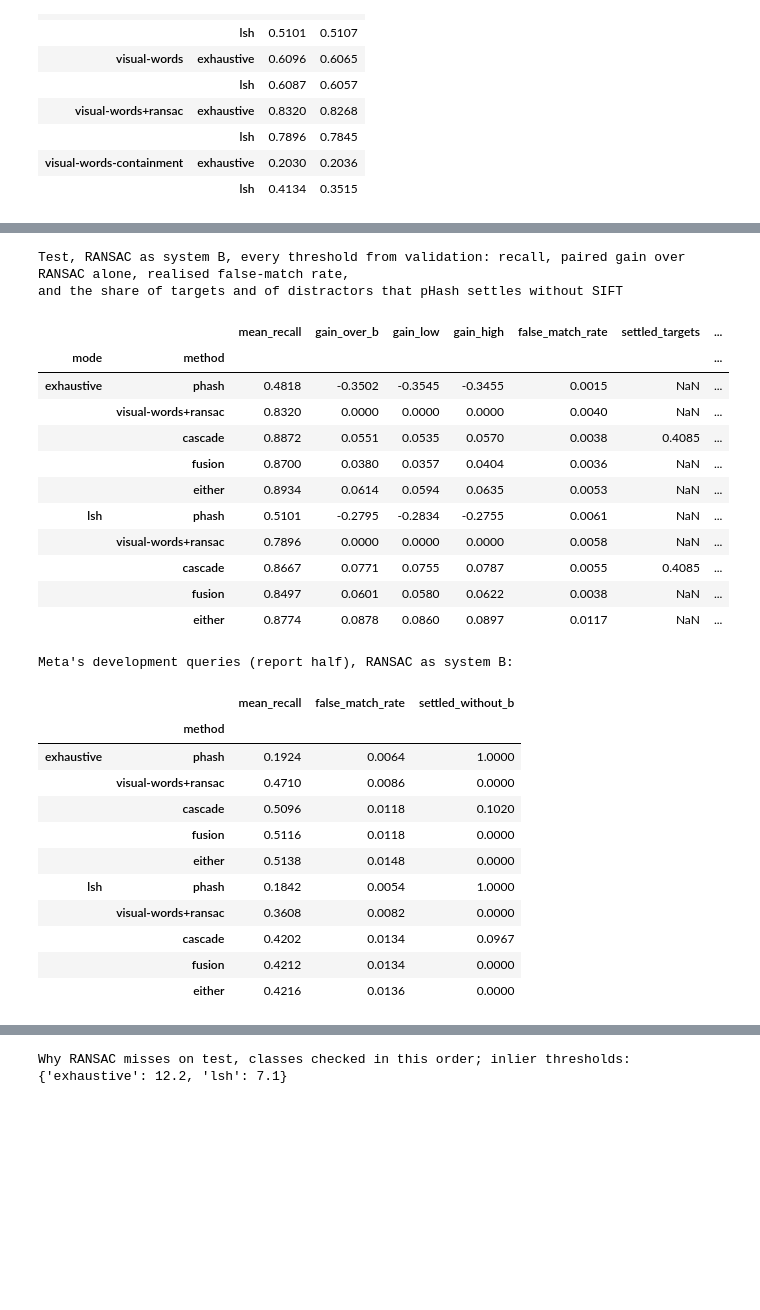
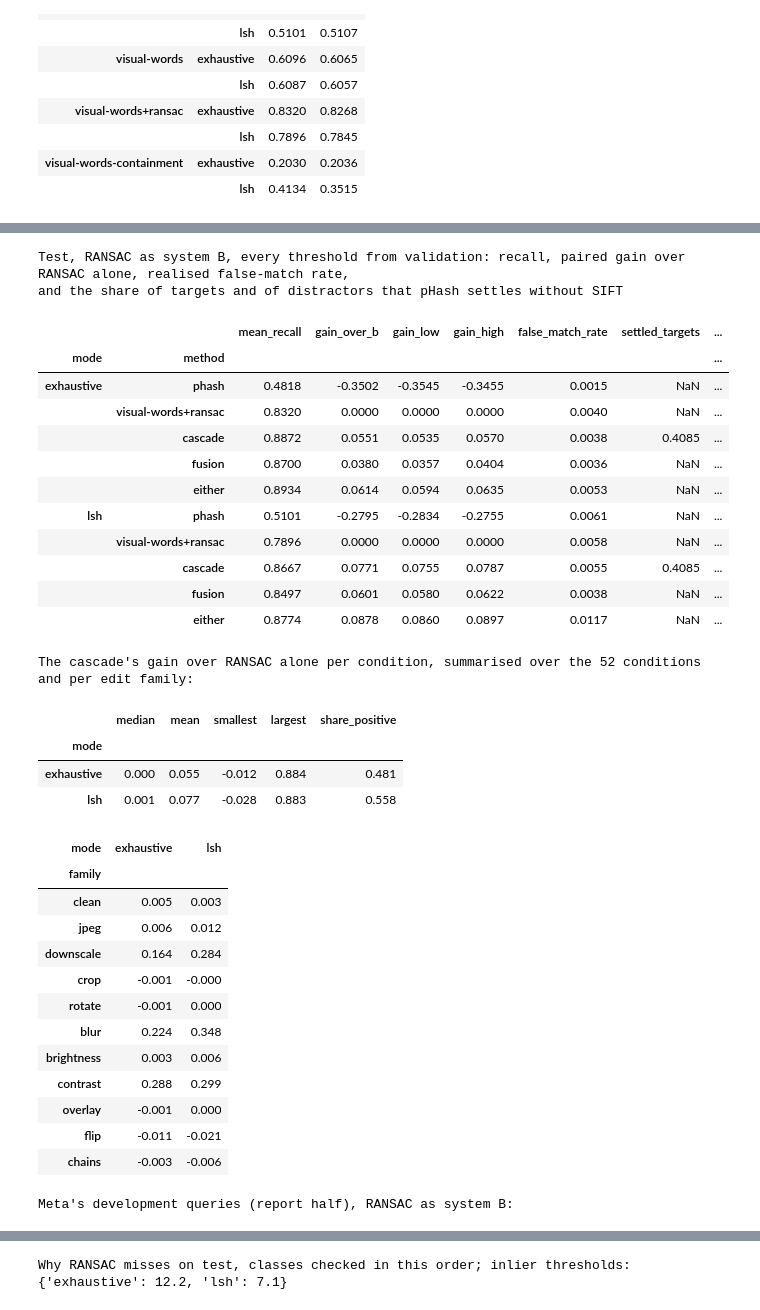
Before and after one commit to claralb2002/Detecting-Duplicate-and-Manipulated-Images, a Jupyter notebook: notebook.ipynb, the cells around one changed output, grey strips where cells are left out. Saved outputs shown, nothing was run; the diff lists cells and outputs as text; code cells hidden in the pictures; blank space fills up the shorter version.

```diff
--- a/notebook.ipynb
+++ b/notebook.ipynb
@@ -110,7 +111,7 @@ SPLIT_DIGESTS = {
     "caltech101": {"index": "a00057cadd0ce53b", "test_distractors": "2714770b2ef448bf", "test_targets": "a28be4f6e7a54683",
                    "val_distractors": "df0f3dd717e4966f", "val_targets": "29b5a34a0a0e1383"},
     "disc21": {"dev_calibration": "061bf93924fed89a", "dev_report": "73fcecc8032d6eeb", "index": "4376fe34518f3bbb",
-               "scale": "7fa2b4919d5ff87c", "test_distractors": "97a26c9b41d8e85f", "test_targets": "dbb45c35ebff4f2f",
+               "scale": "7fa2b4919d5ff87c", "scale_more": "a30b07ee8adecc3f", "test_distractors": "97a26c9b41d8e85f", "test_targets": "dbb45c35ebff4f2f",
                "val_distractors": "710af7897684df0b", "val_targets": "fa279c7adb1a9a9c"},
 }
 
@@ -277,7 +278,9 @@ def disc21_splits(truth: dict[str, str], index_size: int = 50_000, negative_quer
                       "dev_calibration": sorted(positives[::2] + negatives[::2]), "dev_report": sorted(positives[1::2] + negatives[1::2])})
     taken = sorted({i for name in ("index", "val_distractors", "test_distractors", "dev_calibration", "dev_report") for i in splits[name]})
     free = np.setdiff1d([f"R{i:06d}" for i in range(DISC21_REFERENCES)], taken)
-    splits["scale"] = sorted(np.random.default_rng(SPLIT_SEED + 1).permutation(free)[:50_000].tolist())
+    order = np.random.default_rng(SPLIT_SEED + 1).permutation(free)
+    splits["scale"] = sorted(order[:50_000].tolist())
+    splits["scale_more"] = order[50_000:450_000].tolist()  # kept in drawn order, so every prefix is a random sample
     return splits
 
 
@@ -303,7 +306,8 @@ def prepare(dataset: str) -> dict[str, list[str]]:
     mismatched = [name for name, ids in splits.items() if digest(ids) != SPLIT_DIGESTS[dataset][name]]
     assert not mismatched, f"splits differ from the report's: {mismatched}"
     if dataset == "disc21":
-        wanted = sorted({i for ids in splits.values() for i in ids})
+        needed = [name for name in splits if name != "scale_more" or EXPERIMENTS["large_scale_points"]]
+        wanted = sorted({i for name in needed for i in splits[name]})
         missing = [i for i in wanted if not image_path(dataset, i).exists()]
         print(f"{len(wanted) - len(missing):,} of {len(wanted):,} DISC21 images present, fetching {len(missing):,}")
         for folder in ("references", "queries"):
@@ -482,10 +486,16 @@ def cached_features(name: str, jobs: list[tuple], label: str) -> FeatureSet:
     return features
 
 
-def index_features(scale: bool = False) -> FeatureSet:
+def index_features(extra: int = 0) -> FeatureSet:
+    """The index followed by the first `extra` scale references, extracted and cached in parts of 50,000."""
     full = cached_features(f"index_n{len(SPLITS['index'])}", [(DATASET, i, "clean", 0) for i in SPLITS["index"]], "index")
-    if scale:
-        full = full.concatenate(cached_features(f"scale_n{len(SPLITS['scale'])}", [(DATASET, i, "clean", 0) for i in SPLITS["scale"]], "scale"))
+    scale_more = SPLITS.get("scale_more", [])
+    parts = [("scale", SPLITS.get("scale", []))] + [(f"scale_more_{start // 50_000}", scale_more[start : start + 50_000])
+                                                    for start in range(0, len(scale_more), 50_000)]
+    for name, ids in parts:
+        ids = ids[: max(0, extra - (len(full.ids) - len(SPLITS["index"])))]
+        if ids:
+            full = full.concatenate(cached_features(f"{name}_n{len(ids)}", [(DATASET, i, "clean", 0) for i in ids], name))
     return full
 
 
@@ -1046,8 +1057,8 @@ def query_sets(split: str) -> list[tuple[str, float, tuple, list[str], list[str]
     return [(kind, strength, (kind, strength), targets + distractors, targets + [""] * len(distractors)) for kind, strength in CONDITIONS]
 
 
-def run(split: str, seed: int = 0, index_size: int | None = None, scale: bool = False, show: bool = True) -> Run:
-    full = index_features(scale)
+def run(split: str, seed: int = 0, index_size: int | None = None, extra: int = 0, show: bool = True) -> Run:
+    full = index_features(extra)
     vocab = vocabulary(SETTINGS["vocabulary"], seed)
     sets = query_sets(split)
     positions = index_subset(full.ids, {t for s in sets for t in s[4] if t}, index_size, seed)
@@ -1879,46 +1903,63 @@ In the committed copy these outputs were produced from the full run's saved file
 # %%
 print("Test, RANSAC as system B, every threshold from validation: recall, paired gain over RANSAC alone, realised false-match rate,")
 print("and the share of targets and of distractors that pHash settles without SIFT")
-combined = []
+combined, cascade_conditions = [], {}
 for mode in ("exhaustive", "lsh"):
     fit, held = paired(val.results, mode, "visual-words+ransac"), paired(test.results, mode, "visual-words+ransac")
-    summary = compare_calibrated_on(fit, held, "visual-words+ransac")[1]
+    cascade_conditions[mode], summary = compare_calibrated_on(fit, held, "visual-words+ransac")
     settled = cascade_answer(held, *calibrate_cascade(fit))[1]
     is_cascade, target = summary.method == "cascade", is_target(held)
     combined.append(summary.assign(mode=mode, settled_targets=np.where(is_cascade, settled[target].mean(), np.nan),
                                    settled_distractors=np.where(is_cascade, settled[~target].mean(), np.nan)))
 display(pd.concat(combined).set_index(["mode", "method"])[["mean_recall", "gain_over_b", "gain_low", "gain_high", "false_match_rate",
                                                            "settled_targets", "settled_distractors"]].round(4))
 
+gains = []
+for mode, per_condition in cascade_conditions.items():
+    wide = per_condition.pivot_table(index=["kind", "strength"], columns="method", values="recall", sort=False)
+    gain = (wide.cascade - wide["visual-words+ransac"]).rename("gain").reset_index()
+    gains.append(gain.assign(mode=mode, family=np.where(gain.kind.str.contains("+", regex=False), "chains", gain.kind)))
+gains = pd.concat(gains)
+print("The cascade's gain over RANSAC alone per condition, summarised over the 52 conditions and per edit family:")
+display(gains.groupby("mode").gain.agg(median="median", mean="mean", smallest="min", largest="max",
+                                       share_positive=lambda g: (g > 0).mean()).round(3))
+display(gains.groupby(["family", "mode"], sort=False).gain.mean().unstack("mode").round(3))
+
 if EXPERIMENTS["dev"]:
     print("Meta's development queries (report half), RANSAC as system B:")
     display(pd.concat({mode: dev_combinations["visual-words+ransac", mode].set_index("method")[["mean_recall", "false_match_rate", "settled_without_b"]]
                        for mode in ("exhaustive", "lsh")}).round(4))
 # %% [output]
 Test, RANSAC as system B, every threshold from validation: recall, paired gain over RANSAC alone, realised false-match rate,
 and the share of targets and of distractors that pHash settles without SIFT
 |  |  | mean_recall | gain_over_b | gain_low | gain_high | false_match_rate | settled_targets | ... |
 | mode | method |  |  |  |  |  |  | ... |
 | exhaustive | phash | 0.4818 | -0.3502 | -0.3545 | -0.3455 | 0.0015 | NaN | ... |
 |  | visual-words+ransac | 0.8320 | 0.0000 | 0.0000 | 0.0000 | 0.0040 | NaN | ... |
 |  | cascade | 0.8872 | 0.0551 | 0.0535 | 0.0570 | 0.0038 | 0.4085 | ... |
 |  | fusion | 0.8700 | 0.0380 | 0.0357 | 0.0404 | 0.0036 | NaN | ... |
 |  | either | 0.8934 | 0.0614 | 0.0594 | 0.0635 | 0.0053 | NaN | ... |
 | lsh | phash | 0.5101 | -0.2795 | -0.2834 | -0.2755 | 0.0061 | NaN | ... |
 |  | visual-words+ransac | 0.7896 | 0.0000 | 0.0000 | 0.0000 | 0.0058 | NaN | ... |
 |  | cascade | 0.8667 | 0.0771 | 0.0755 | 0.0787 | 0.0055 | 0.4085 | ... |
 |  | fusion | 0.8497 | 0.0601 | 0.0580 | 0.0622 | 0.0038 | NaN | ... |
 |  | either | 0.8774 | 0.0878 | 0.0860 | 0.0897 | 0.0117 | NaN | ... |
-Meta's development queries (report half), RANSAC as system B:
+The cascade's gain over RANSAC alone per condition, summarised over the 52 conditions and per edit family:
-|  |  | mean_recall | false_match_rate | settled_without_b |
-|  | method |  |  |  |
-| exhaustive | phash | 0.1924 | 0.0064 | 1.0000 |
-|  | visual-words+ransac | 0.4710 | 0.0086 | 0.0000 |
-|  | cascade | 0.5096 | 0.0118 | 0.1020 |
-|  | fusion | 0.5116 | 0.0118 | 0.0000 |
-|  | either | 0.5138 | 0.0148 | 0.0000 |
-| lsh | phash | 0.1842 | 0.0054 | 1.0000 |
-|  | visual-words+ransac | 0.3608 | 0.0082 | 0.0000 |
-|  | cascade | 0.4202 | 0.0134 | 0.0967 |
-|  | fusion | 0.4212 | 0.0134 | 0.0000 |
-|  | either | 0.4216 | 0.0136 | 0.0000 |
+|  | median | mean | smallest | largest | share_positive |
+| mode |  |  |  |  |  |
+| exhaustive | 0.000 | 0.055 | -0.012 | 0.884 | 0.481 |
+| lsh | 0.001 | 0.077 | -0.028 | 0.883 | 0.558 |
+| mode | exhaustive | lsh |
+| family |  |  |
+| clean | 0.005 | 0.003 |
+| jpeg | 0.006 | 0.012 |
+| downscale | 0.164 | 0.284 |
+| crop | -0.001 | -0.000 |
+| rotate | -0.001 | 0.000 |
+| blur | 0.224 | 0.348 |
+| brightness | 0.003 | 0.006 |
+| contrast | 0.288 | 0.299 |
+| overlay | -0.001 | 0.000 |
+| flip | -0.011 | -0.021 |
+| chains | -0.003 | -0.006 |
+Meta's development queries (report half), RANSAC as system B:
```
Also changed, not shown: parts of 13 cells of this notebook.
